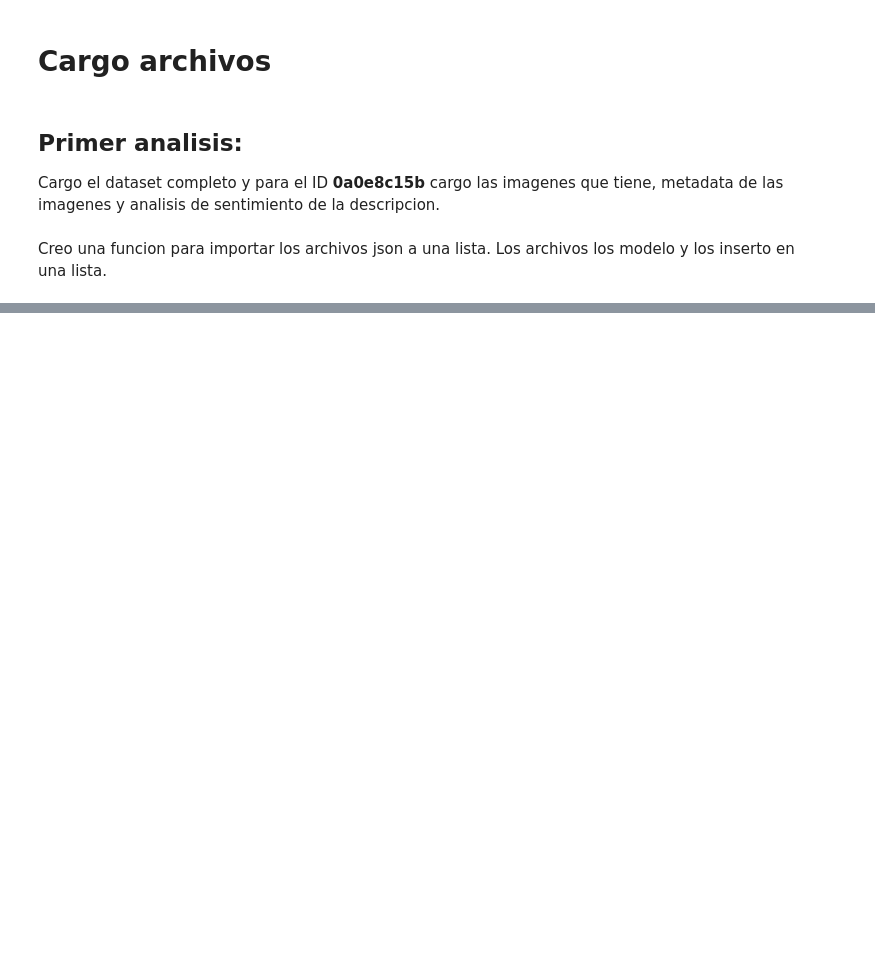
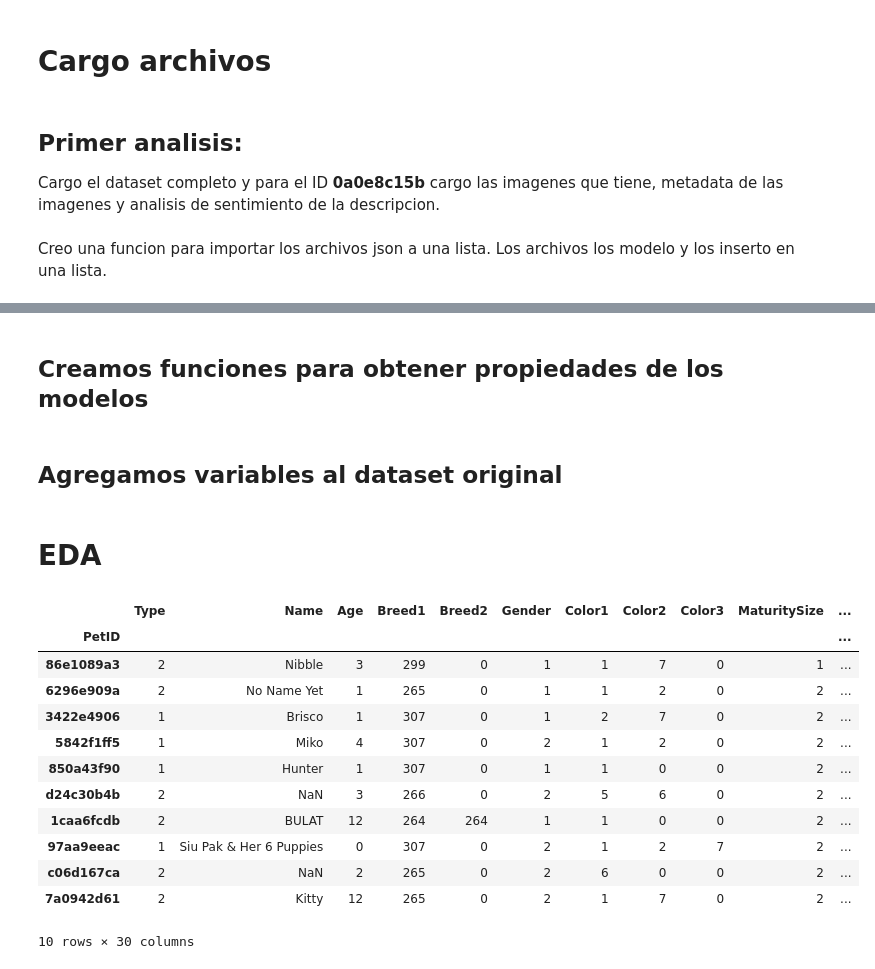
Before and after one commit to ecelism-ds/DMA_LAB2, a Jupyter notebook: Notebooks/0001_EDA.ipynb, the cells around one changed output, grey strips where cells are left out. Saved outputs shown, nothing was run; the diff lists cells and outputs as text; code cells hidden in the pictures; blank space fills up the shorter version.

```diff
--- a/Notebooks/0001_EDA.ipynb
+++ b/Notebooks/0001_EDA.ipynb
@@ -119,0 +115,2 @@ train_data['sentiment?'] = train_data.index.isin(getPetID_vec(list_sentiments))
+# %% [markdown]
+## Creamos funciones para obtener propiedades de los modelos
@@ -119,0 +141,2 @@ train_data['sentiment?'] = train_data.index.isin(getPetID_vec(list_sentiments))
+# %% [markdown]
+## Agregamos variables al dataset original
@@ -120,8 +169,25 @@ train_data['sentiment?'] = train_data.index.isin(getPetID_vec(list_sentiments))
+# %% [markdown]
+# EDA
 # %%
 # Para validar (no ejecutar)
 #Buscar archivo por linea de comando
 #find . -type f -name "*86e1089a3*"
 #find . -type f -name "*1bc0f89d8*"
 #1bc0f89d8
 #train_data[train_data['Imagen?'] == False].head(10)
-train_data[train_data['sentiment?'] == True].head(10)
+#train_data[train_data['sentiment?'] == True].head(10)
+train_data.head(10)
+# %% [output]
+|  | Type | Name | Age | Breed1 | Breed2 | Gender | Color1 | Color2 | Color3 | MaturitySize | ... |
+| PetID |  |  |  |  |  |  |  |  |  |  | ... |
+| 86e1089a3 | 2 | Nibble | 3 | 299 | 0 | 1 | 1 | 7 | 0 | 1 | ... |
+| 6296e909a | 2 | No Name Yet | 1 | 265 | 0 | 1 | 1 | 2 | 0 | 2 | ... |
+| 3422e4906 | 1 | Brisco | 1 | 307 | 0 | 1 | 2 | 7 | 0 | 2 | ... |
+| 5842f1ff5 | 1 | Miko | 4 | 307 | 0 | 2 | 1 | 2 | 0 | 2 | ... |
+| 850a43f90 | 1 | Hunter | 1 | 307 | 0 | 1 | 1 | 0 | 0 | 2 | ... |
+| d24c30b4b | 2 | NaN | 3 | 266 | 0 | 2 | 5 | 6 | 0 | 2 | ... |
+| 1caa6fcdb | 2 | BULAT | 12 | 264 | 264 | 1 | 1 | 0 | 0 | 2 | ... |
+| 97aa9eeac | 1 | Siu Pak & Her 6 Puppies | 0 | 307 | 0 | 2 | 1 | 2 | 7 | 2 | ... |
+| c06d167ca | 2 | NaN | 2 | 265 | 0 | 2 | 6 | 0 | 0 | 2 | ... |
+| 7a0942d61 | 2 | Kitty | 12 | 265 | 0 | 2 | 1 | 7 | 0 | 2 | ... |
+10 rows × 30 columns
```
Also changed, not shown: parts of 25 cells of this notebook, 44 other files.
